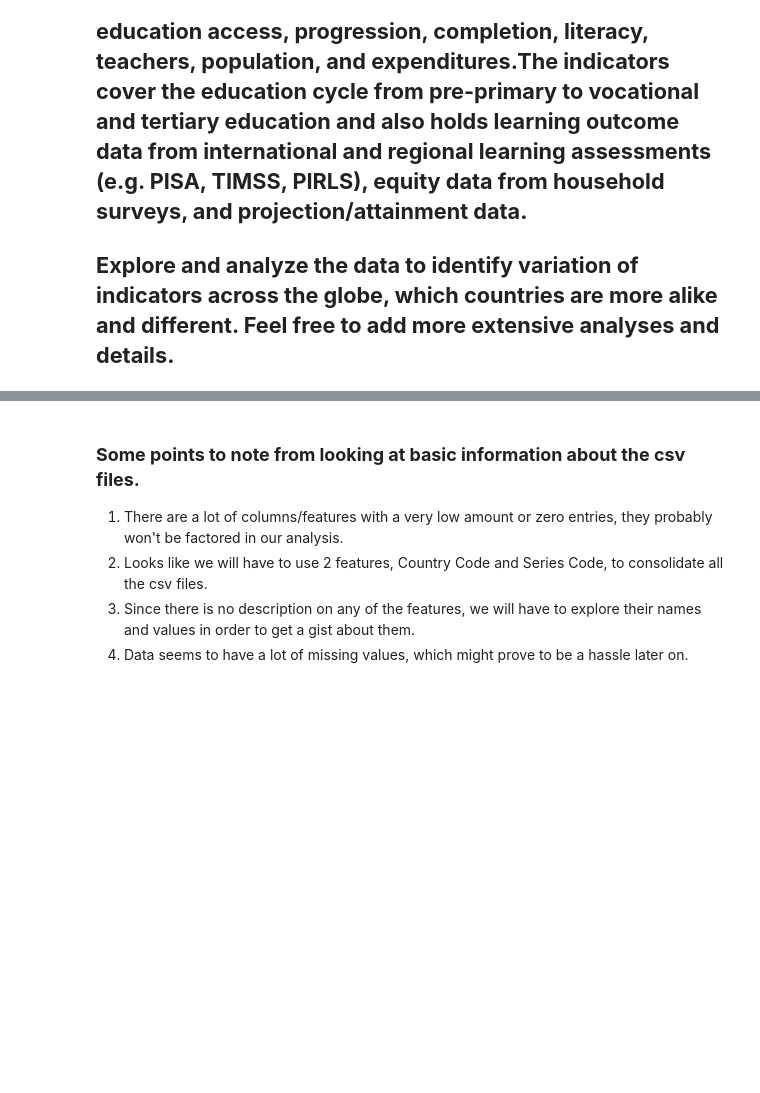
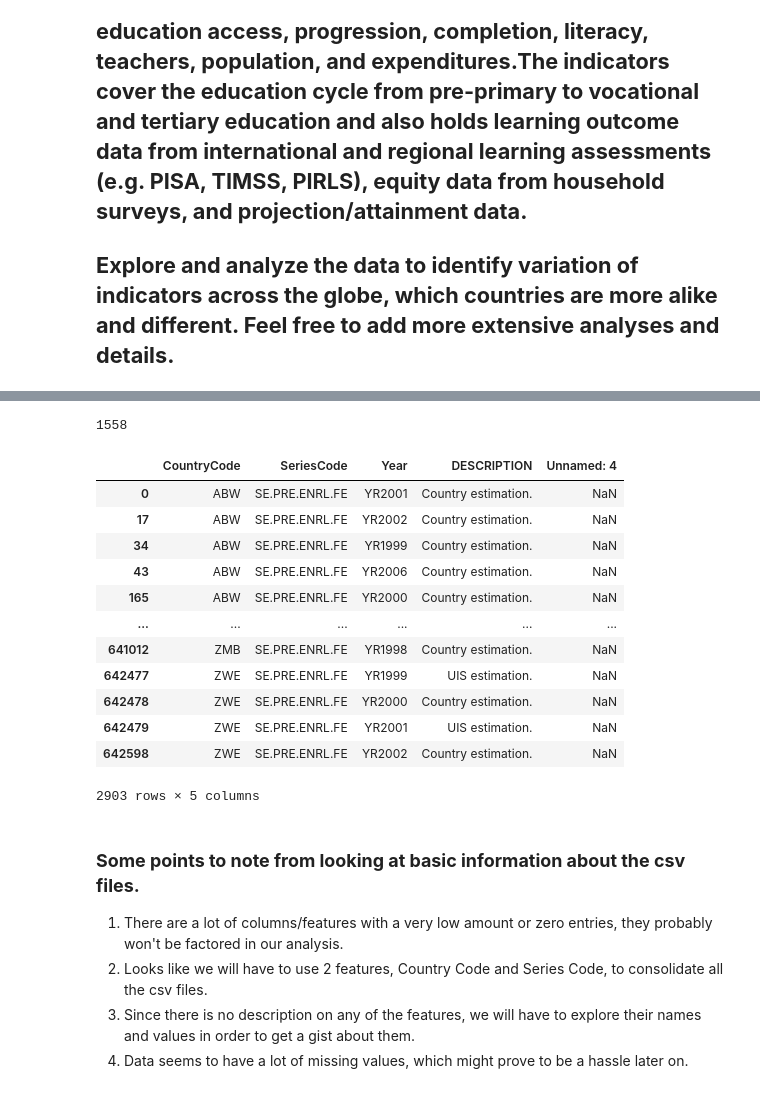
Before and after one commit to Sriram1717/World-Bank-Global-Education-Analysis, a Jupyter notebook: CH_Sriram_Sureshkumar_Capstone_Project_World_Bank_Global_Education_Analysis_Capstone_Project.ipynb, the cells around one changed output, grey strips where cells are left out. Cells and saved outputs as stored; diff of their text form; code cells hidden in the pictures; blank space fills up the shorter version.

```diff
--- a/CH_Sriram_Sureshkumar_Capstone_Project_World_Bank_Global_Education_Analysis_Capstone_Project.ipynb
+++ b/CH_Sriram_Sureshkumar_Capstone_Project_World_Bank_Global_Education_Analysis_Capstone_Project.ipynb
@@ -144,0 +15,6 @@ memory usage: 601.4+ KB
+# %%
+df_country_series = pd.read_csv('/content/drive/MyDrive/Colab Notebooks/Almabetter/Module 1/Week 4/Copy of EdStatsCountry-Series.csv')
+df_country = pd.read_csv('/content/drive/MyDrive/Colab Notebooks/Almabetter/Module 1/Week 4/Copy of EdStatsCountry.csv')
+df_data = pd.read_csv('/content/drive/MyDrive/Colab Notebooks/Almabetter/Module 1/Week 4/Copy of EdStatsData.csv')
+df_footnote = pd.read_csv('/content/drive/MyDrive/Colab Notebooks/Almabetter/Module 1/Week 4/Copy of EdStatsFootNote.csv')
+df_series = pd.read_csv('/content/drive/MyDrive/Colab Notebooks/Almabetter/Module 1/Week 4/Copy of EdStatsSeries.csv')
@@ -145,3 +232,23 @@ memory usage: 601.4+ KB
+# %%
+df_footnote['SeriesCode'].nunique()
+# %% [output]
+1558
+# %%
+df_footnote[df_footnote['SeriesCode'] == df_footnote.loc[0,'SeriesCode']]
+# %% [output]
+|  | CountryCode | SeriesCode | Year | DESCRIPTION | Unnamed: 4 |
+| 0 | ABW | SE.PRE.ENRL.FE | YR2001 | Country estimation. | NaN |
+| 17 | ABW | SE.PRE.ENRL.FE | YR2002 | Country estimation. | NaN |
+| 34 | ABW | SE.PRE.ENRL.FE | YR1999 | Country estimation. | NaN |
+| 43 | ABW | SE.PRE.ENRL.FE | YR2006 | Country estimation. | NaN |
+| 165 | ABW | SE.PRE.ENRL.FE | YR2000 | Country estimation. | NaN |
+| ... | ... | ... | ... | ... | ... |
+| 641012 | ZMB | SE.PRE.ENRL.FE | YR1998 | Country estimation. | NaN |
+| 642477 | ZWE | SE.PRE.ENRL.FE | YR1999 | UIS estimation. | NaN |
+| 642478 | ZWE | SE.PRE.ENRL.FE | YR2000 | Country estimation. | NaN |
+| 642479 | ZWE | SE.PRE.ENRL.FE | YR2001 | UIS estimation. | NaN |
+| 642598 | ZWE | SE.PRE.ENRL.FE | YR2002 | Country estimation. | NaN |
+2903 rows × 5 columns
 # %% [markdown]
 ### **Some points to note from looking at basic information about the csv files.**
 
```
Also changed, not shown: parts of 40 cells of this notebook.
